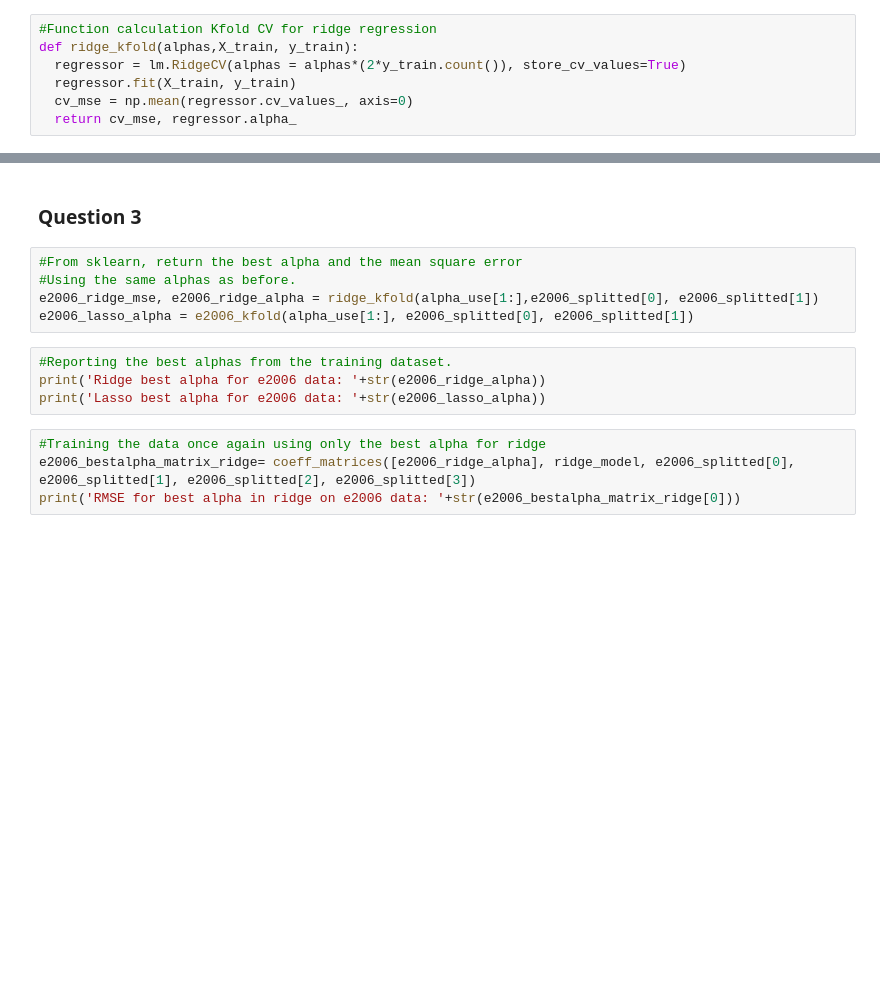
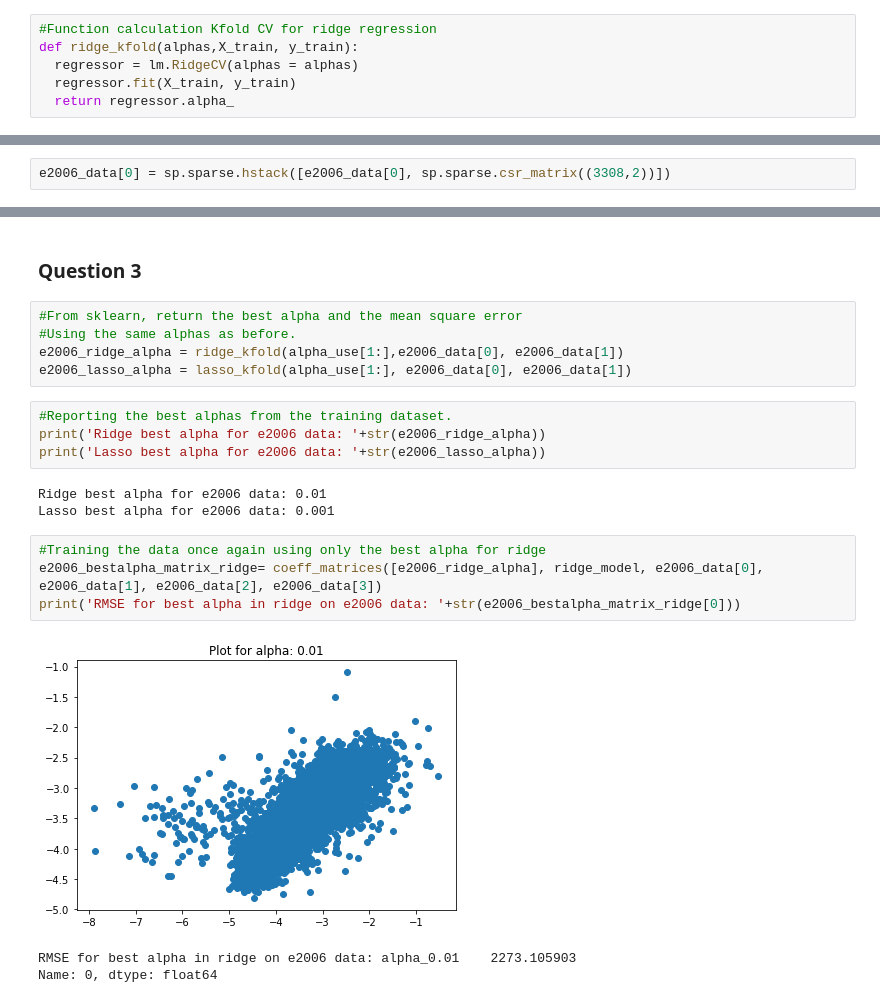
Before and after one commit to erazocar/regressions_ml_hw4, a Jupyter notebook: Ridge_Lasso_HW4.ipynb, the cells around one changed output, grey strips where cells are left out. Cells and saved outputs as stored; diff of their text form; blank space fills up the shorter version.

```diff
--- a/Ridge_Lasso_HW4.ipynb
+++ b/Ridge_Lasso_HW4.ipynb
@@ -136,10 +137,9 @@ def plot_rmse(alphas, matrix, name):
 # %%
 #Function calculation Kfold CV for ridge regression
 def ridge_kfold(alphas,X_train, y_train):
-  regressor = lm.RidgeCV(alphas = alphas*(2*y_train.count()), store_cv_values=True)
+  regressor = lm.RidgeCV(alphas = alphas)
   regressor.fit(X_train, y_train)
-  cv_mse = np.mean(regressor.cv_values_, axis=0)
-  return cv_mse, regressor.alpha_
+  return regressor.alpha_
 # %%
 #Function calculation Kfold CV for lasso regression
 def lasso_kfold(alphas, X_train, y_train):
@@ -252,2 +321,4 @@ e2006_data = e2006_split(E2006_train, E2006_test)
+# %%
+e2006_data[0] = sp.sparse.hstack([e2006_data[0], sp.sparse.csr_matrix((3308,2))])
 # %%
 print(e2006_data[0].shape,len(e2006_data[1]),e2006_data[2].shape,len(e2006_data[3]))
@@ -280,15 +395,22 @@ plot_rmse(alpha_use, e2006_matrix_lasso, 'Lasso')
 # %%
 #From sklearn, return the best alpha and the mean square error
 #Using the same alphas as before.
-e2006_ridge_mse, e2006_ridge_alpha = ridge_kfold(alpha_use[1:],e2006_splitted[0], e2006_splitted[1])
-e2006_lasso_alpha = e2006_kfold(alpha_use[1:], e2006_splitted[0], e2006_splitted[1])
+e2006_ridge_alpha = ridge_kfold(alpha_use[1:],e2006_data[0], e2006_data[1])
+e2006_lasso_alpha = lasso_kfold(alpha_use[1:], e2006_data[0], e2006_data[1])
 # %%
 #Reporting the best alphas from the training dataset.
 print('Ridge best alpha for e2006 data: '+str(e2006_ridge_alpha))
 print('Lasso best alpha for e2006 data: '+str(e2006_lasso_alpha))
+# %% [output]
+Ridge best alpha for e2006 data: 0.01
+Lasso best alpha for e2006 data: 0.001
 # %%
 #Training the data once again using only the best alpha for ridge
-e2006_bestalpha_matrix_ridge= coeff_matrices([e2006_ridge_alpha], ridge_model, e2006_splitted[0], e2006_splitted[1], e2006_splitted[2], e2006_splitted[3])
+e2006_bestalpha_matrix_ridge= coeff_matrices([e2006_ridge_alpha], ridge_model, e2006_data[0], e2006_data[1], e2006_data[2], e2006_data[3])
 print('RMSE for best alpha in ridge on e2006 data: '+str(e2006_bestalpha_matrix_ridge[0]))
+# %% [output]
+[figure, added]
+RMSE for best alpha in ridge on e2006 data: alpha_0.01    2273.105903
+Name: 0, dtype: float64
 # %%
 #Training the data once again using only the best alpha for lasso
```
Also changed, not shown: parts of 20 cells of this notebook.
